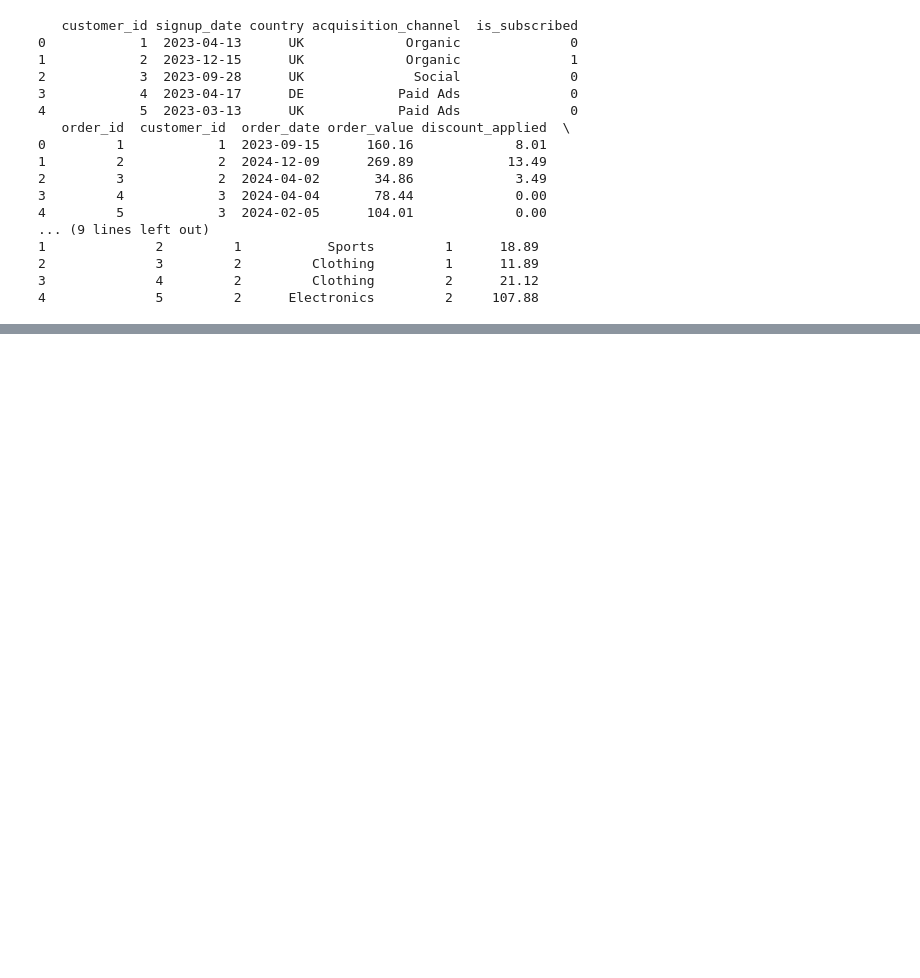
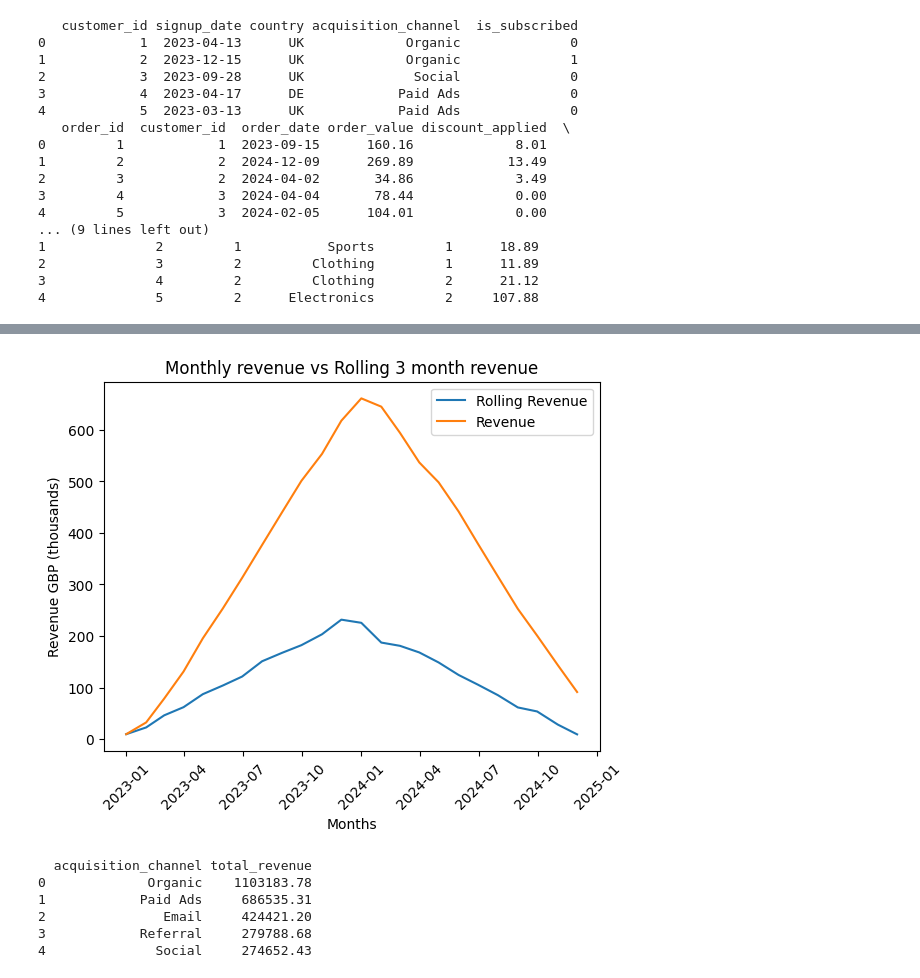
Before and after one commit to DrihanDP/SQL_DataAnalysis_Project, a Jupyter notebook: Notebook/python_analysis.ipynb, the cells around one changed output, grey strips where cells are left out. Cells and saved outputs as stored; diff of their text form; code cells hidden in the pictures; blank space fills up the shorter version.

Commit message:
added graphs for analysis

```diff
--- a/Notebook/python_analysis.ipynb
+++ b/Notebook/python_analysis.ipynb
@@ -89,0 +76,21 @@ None
+# %%
+with engine.connect() as connection:
+    result = connection.execute(text('''
+    WITH monthly_revenue AS (
+        SELECT
+            DATE_TRUNC('month', order_date) AS months,
+            SUM(order_value) AS revenue
+        FROM orders
+        GROUP BY months
+    )
+    SELECT
+        months,
+        revenue,
+        SUM(revenue) OVER (
+            ORDER BY months
+            ROWS BETWEEN 2 PRECEDING AND CURRENT ROW
+        ) AS rolling_3m_revenue
+    FROM monthly_revenue;'''))
+    rolling_3m_df = pd.DataFrame(result)
+
+print(rolling_3m_df.head())
@@ -89,0 +104,14 @@ None
+# %%
+#Changing date format in dataframe to only show year and month
+rolling_3m_df['months'] = pd.to_datetime(rolling_3m_df['months'], utc=True).dt.date
+# Plotting data
+plt.plot(rolling_3m_df['months'], (rolling_3m_df['revenue']/1000), label="Rolling Revenue")
+plt.plot(rolling_3m_df['months'], (rolling_3m_df['rolling_3m_revenue']/1000), label="Revenue")
+plt.xlabel("Months")
+plt.xticks(rotation=45)
+plt.ylabel("Revenue GBP (thousands)")
+plt.title("Monthly revenue vs Rolling 3 month revenue")
+plt.legend(loc='upper right')
+plt.show()
+# %% [output]
+[figure, added]
@@ -89,0 +123,21 @@ None
+# %%
+with engine.connect() as connection:
+    result = connection.execute(text('''
+    SELECT
+        acquisition_channel,
+        SUM(order_value) AS total_revenue
+    FROM orders INNER JOIN customers
+        on orders.customer_id = customers.customer_id
+    GROUP BY acquisition_channel
+    ORDER BY total_revenue DESC;
+'''))
+    revenue_by_channel_df = pd.DataFrame(result)
+
+print(revenue_by_channel_df.head())
+# %% [output]
+  acquisition_channel total_revenue
+0             Organic    1103183.78
+1            Paid Ads     686535.31
+2               Email     424421.20
+3            Referral     279788.68
+4              Social     274652.43
```
Also changed, not shown: parts of 20 cells of this notebook.
